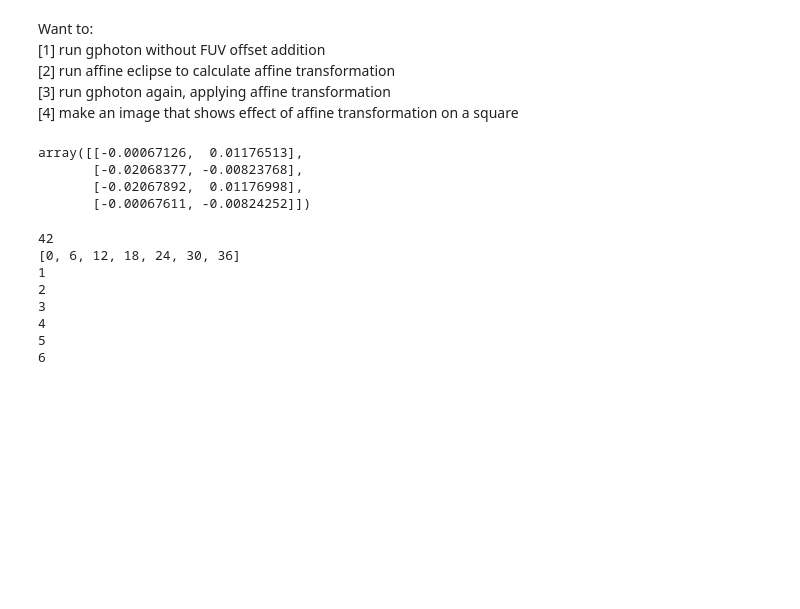
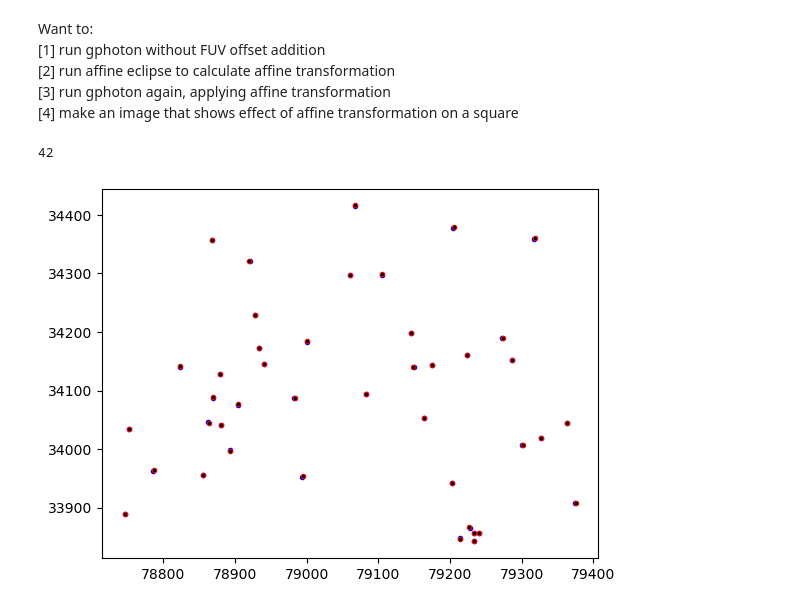
Before and after one commit to MillionConcepts/glcat, a Jupyter notebook: check affine transform .ipynb, the cells around one changed output. Drawn from its saved outputs; the diff is of its cells as text; code cells hidden in the pictures; blank space fills up the shorter version.

```diff
--- a/check affine transform .ipynb
+++ b/check affine transform .ipynb
@@ -26,7 +26,7 @@ def affine_eclipse(eclipse):
     nuv_point_pairs = create_point_pairs_from_df(nuv_df)
 
     # first val is 'from', second is 'to'
-    transformation_model = cv2.estimateAffinePartial2D(fuv_point_pairs, nuv_point_pairs)
+    transformation_model = cv2.estimateAffinePartial2D(fuv_point_pairs, nuv_point_pairs, ransacReprojThreshold = .001)
 
     # apply the transformation to one of the images
     image = fits.open(f'/media/bekah/BekahA/eclipses_no_correction/e{eclipse}/e{eclipse}-fd-full-0-rice.fits')
@@ -45,8 +45,11 @@ def create_point_pairs_from_df(df):
     dec = df["dec"].values
 
     # converting to pixels?
-    ra = ra/1.5
-    dec = dec/1.5
+    #ra = ra/1.5
+    #dec = dec/1.5
+
+    ra = ra * 2400
+    dec = dec * 2400
 
     # Concatenate columns into a single array
     points = np.column_stack((ra, dec))
@@ -249,14 +252,16 @@ def get_affines_for_same_eclipse(eclipse):
     while b < len(numbers)-1:
         b = b+1
         print(b)
-        transformation_model = cv2.estimateAffinePartial2D(fuv_point_pairs[numbers[b-1]:numbers[b]],
+        #transformation_model = cv2.estimateAffinePartial2D(fuv_point_pairs[numbers[b-1]:numbers[b]],
+        #                                                   nuv_point_pairs[numbers[b-1]:numbers[b]])
+        transformation_model = cv2.estimateAffine2D(fuv_point_pairs[numbers[b-1]:numbers[b]],
                                                            nuv_point_pairs[numbers[b-1]:numbers[b]])
         transformed = make_affine_image(transformation_model[0], eclipse)
         transform_list.append(transformed)
         eclipse_list.append(b)
 
 
-    save_path = f'/home/bekah/glcat/fuv_offset/{eclipse}.jpg'
+    save_path = f'/home/bekah/glcat/fuv_offset/{eclipse}_full.jpg'
 
     plot_all_points(transform_list, eclipse_list, save_path)
 
@@ -284,20 +289,6 @@ eclipse = '02506'
 
 transformation_matrix = affine_eclipse(eclipse)
 make_affine_image(transformation_matrix, eclipse)
-# %% [output]
-array([[-0.00067126,  0.01176513],
-       [-0.02068377, -0.00823768],
-       [-0.02067892,  0.01176998],
-       [-0.00067611, -0.00824252]])
 # %%
 eclipse = '02506'
 get_affines_for_same_eclipse(eclipse)
-# %% [output]
-42
-[0, 6, 12, 18, 24, 30, 36]
-1
-2
-3
-4
-5
-6
@@ -303,0 +334,32 @@ get_affines_for_same_eclipse(eclipse)
+# %%
+
+from skimage.transform import PiecewiseAffineTransform, warp
+eclipse = '02506'
+
+df = compare_bands(eclipse, f'/media/bekah/BekahA/eclipses_no_correction/e{eclipse}/')
+fuv_df = df[df["band"] == "fuv"]
+nuv_df = df[df["band"] == "nuv"]
+
+fuv_point_pairs = create_point_pairs_from_df(fuv_df)
+nuv_point_pairs = create_point_pairs_from_df(nuv_df)
+
+print(len(nuv_point_pairs))
+tform = PiecewiseAffineTransform()
+tform.estimate(fuv_point_pairs, nuv_point_pairs)
+
+# apply the transformation to one of the images
+image = fits.open(f'/media/bekah/BekahA/eclipses_no_correction/e{eclipse}/e{eclipse}-fd-full-0-rice.fits')
+image1 = image[1].data
+aligned_image = warp(image1, tform, output_shape=(image1.shape[1], image1.shape[0]))
+
+out_rows = image1.shape[1]
+out_cols = image1.shape[0]
+# %% [output]
+42
+# %%
+plt.plot(fuv_point_pairs[:,0], fuv_point_pairs[:,1], '.b')
+plt.plot(nuv_point_pairs[:,0], nuv_point_pairs[:,1], '.r')
+plt.plot(tform(fuv_point_pairs)[:, 0], tform(fuv_point_pairs)[:, 1], '*k',markersize=2)
+plt.savefig( f'/home/bekah/glcat/fuv_offset/{eclipse}_scikit.png', dpi=1200)
+# %% [output]
+[figure, added]
```
Also changed, not shown: parts of 9 cells of this notebook, 6 other files.
